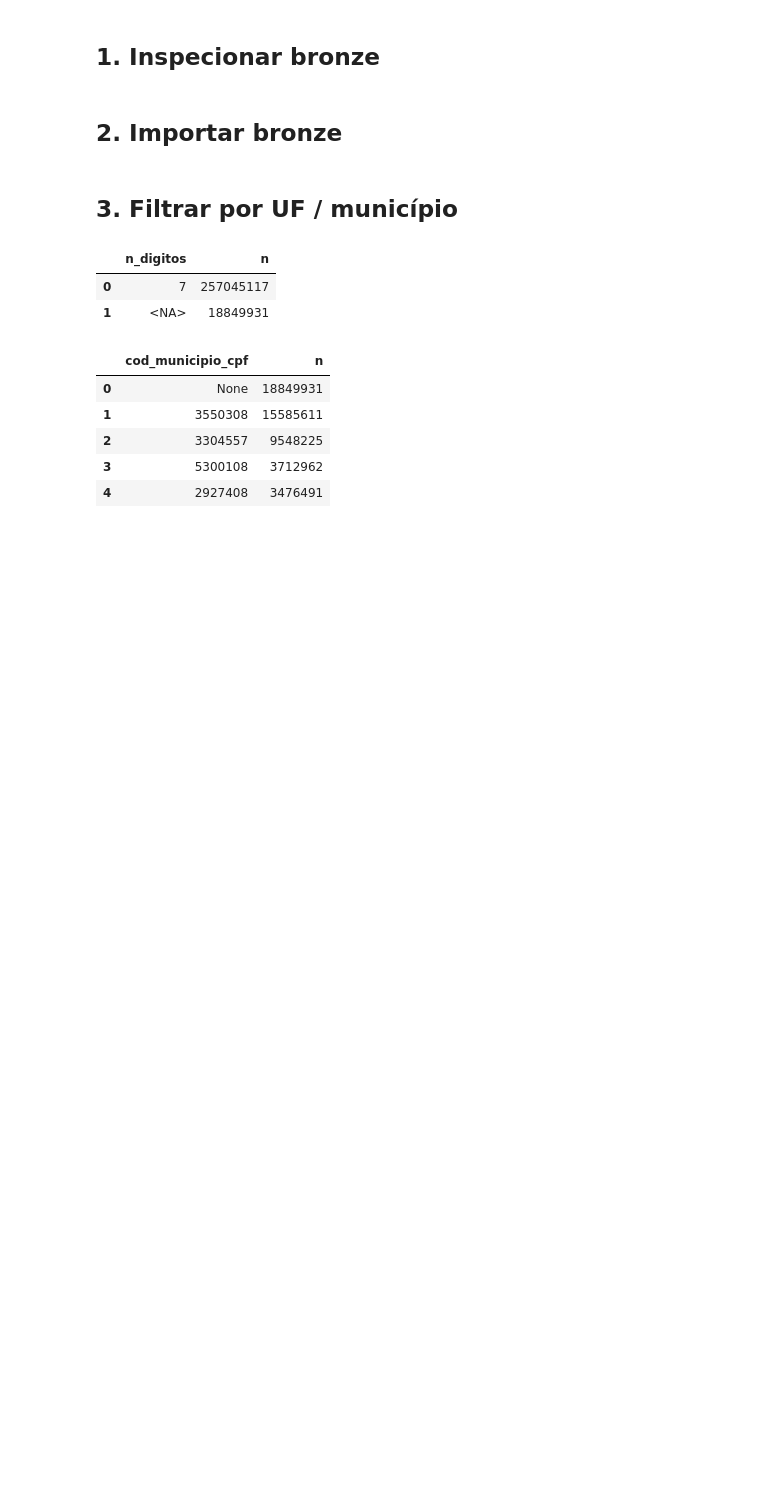
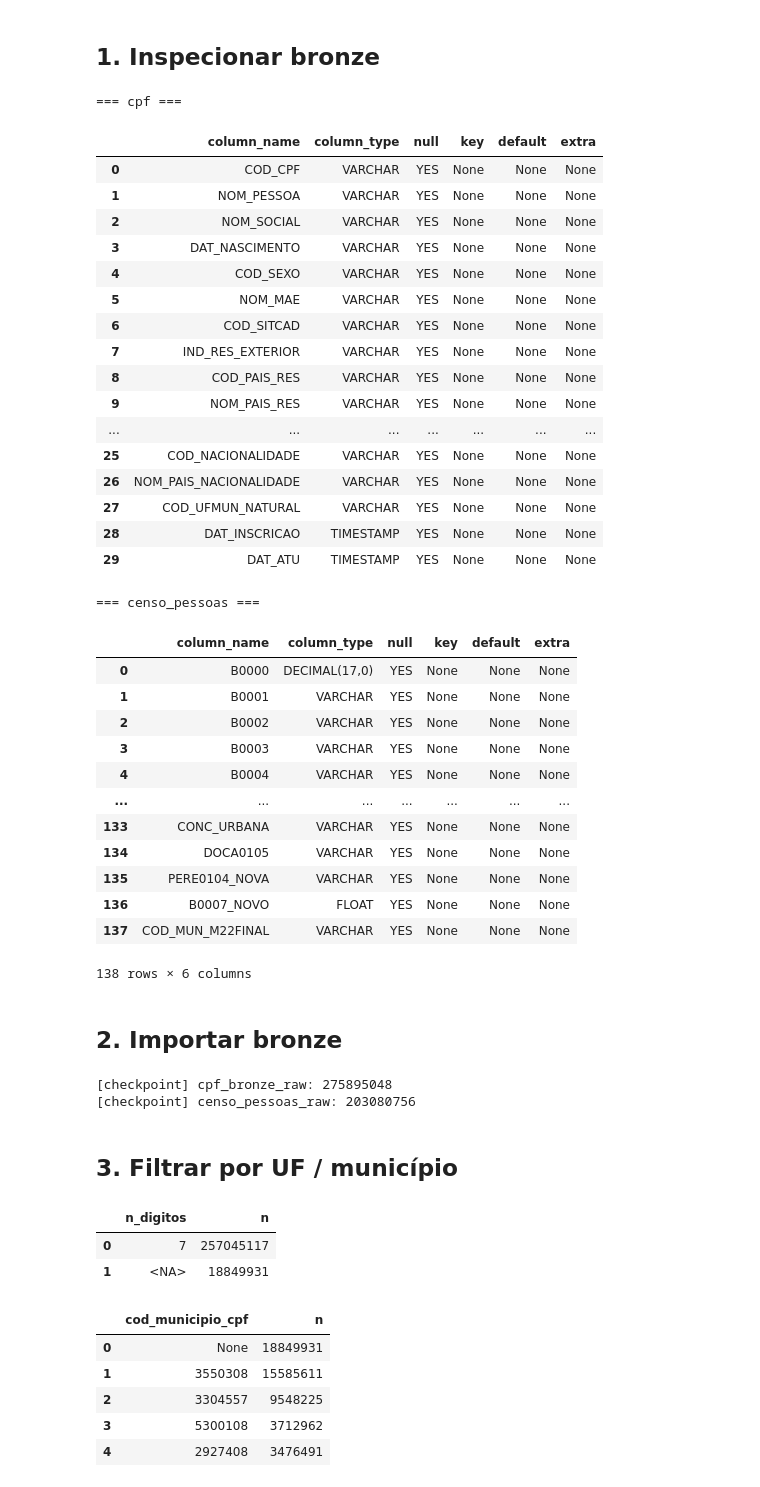
Before and after one commit to ramonbhb/ibge-probabilistico, a Jupyter notebook: notebooks/00_preparar_bases.ipynb, the cells around one changed output. Cells and saved outputs as stored; diff of their text form; code cells hidden in the pictures; blank space fills up the shorter version.

```diff
--- a/notebooks/00_preparar_bases.ipynb
+++ b/notebooks/00_preparar_bases.ipynb
@@ -85,17 +98,51 @@ Tabelas finais já existem — defina REBUILD=True para refazer.
 # %% [markdown]
 ## 1. Inspecionar bronze
 # %%
+REBUILD = True
 if REBUILD:
     for label, path in [
         ('cpf', CPF_ARQUIVO),
         ('censo_pessoas', CENSO_PESSOAS_ARQUIVO),
     ]:
         print(f'\n=== {label} ===')
         display(con.execute(f"DESCRIBE SELECT * FROM read_parquet('{path}') LIMIT 0").df())
+# %% [output]
+=== cpf ===
+|  | column_name | column_type | null | key | default | extra |
+| 0 | COD_CPF | VARCHAR | YES | None | None | None |
+| 1 | NOM_PESSOA | VARCHAR | YES | None | None | None |
+| 2 | NOM_SOCIAL | VARCHAR | YES | None | None | None |
+| 3 | DAT_NASCIMENTO | VARCHAR | YES | None | None | None |
+| 4 | COD_SEXO | VARCHAR | YES | None | None | None |
+| 5 | NOM_MAE | VARCHAR | YES | None | None | None |
+| 6 | COD_SITCAD | VARCHAR | YES | None | None | None |
+| 7 | IND_RES_EXTERIOR | VARCHAR | YES | None | None | None |
+| 8 | COD_PAIS_RES | VARCHAR | YES | None | None | None |
+| 9 | NOM_PAIS_RES | VARCHAR | YES | None | None | None |
+| ... | ... | ... | ... | ... | ... | ... |
+| 25 | COD_NACIONALIDADE | VARCHAR | YES | None | None | None |
+| 26 | NOM_PAIS_NACIONALIDADE | VARCHAR | YES | None | None | None |
+| 27 | COD_UFMUN_NATURAL | VARCHAR | YES | None | None | None |
+| 28 | DAT_INSCRICAO | TIMESTAMP | YES | None | None | None |
+| 29 | DAT_ATU | TIMESTAMP | YES | None | None | None |
+=== censo_pessoas ===
+|  | column_name | column_type | null | key | default | extra |
+| 0 | B0000 | DECIMAL(17,0) | YES | None | None | None |
+| 1 | B0001 | VARCHAR | YES | None | None | None |
+| 2 | B0002 | VARCHAR | YES | None | None | None |
+| 3 | B0003 | VARCHAR | YES | None | None | None |
+| 4 | B0004 | VARCHAR | YES | None | None | None |
+| ... | ... | ... | ... | ... | ... | ... |
+| 133 | CONC_URBANA | VARCHAR | YES | None | None | None |
+| 134 | DOCA0105 | VARCHAR | YES | None | None | None |
+| 135 | PERE0104_NOVA | VARCHAR | YES | None | None | None |
+| 136 | B0007_NOVO | FLOAT | YES | None | None | None |
+| 137 | COD_MUN_M22FINAL | VARCHAR | YES | None | None | None |
+138 rows × 6 columns
 # %% [markdown]
 ## 2. Importar bronze
 # %%
-IMPORTAR_BRONZE = False
+IMPORTAR_BRONZE = True
 if REBUILD and IMPORTAR_BRONZE:
     for tbl in [
         'cpf_bronze_raw', 'censo_pessoas_raw',
@@ -112,6 +159,9 @@ if REBUILD and IMPORTAR_BRONZE:
 
     for t in ['cpf_bronze_raw', 'censo_pessoas_raw']:
         benchmark_checkpoint(con, t, f'SELECT COUNT(*) FROM {t}')
+# %% [output]
+[checkpoint] cpf_bronze_raw: 275895048
+[checkpoint] censo_pessoas_raw: 203080756
 # %% [markdown]
 ## 3. Filtrar por UF / município
 # %%
```
Also changed, not shown: parts of 7 cells of this notebook, 4 other files.
